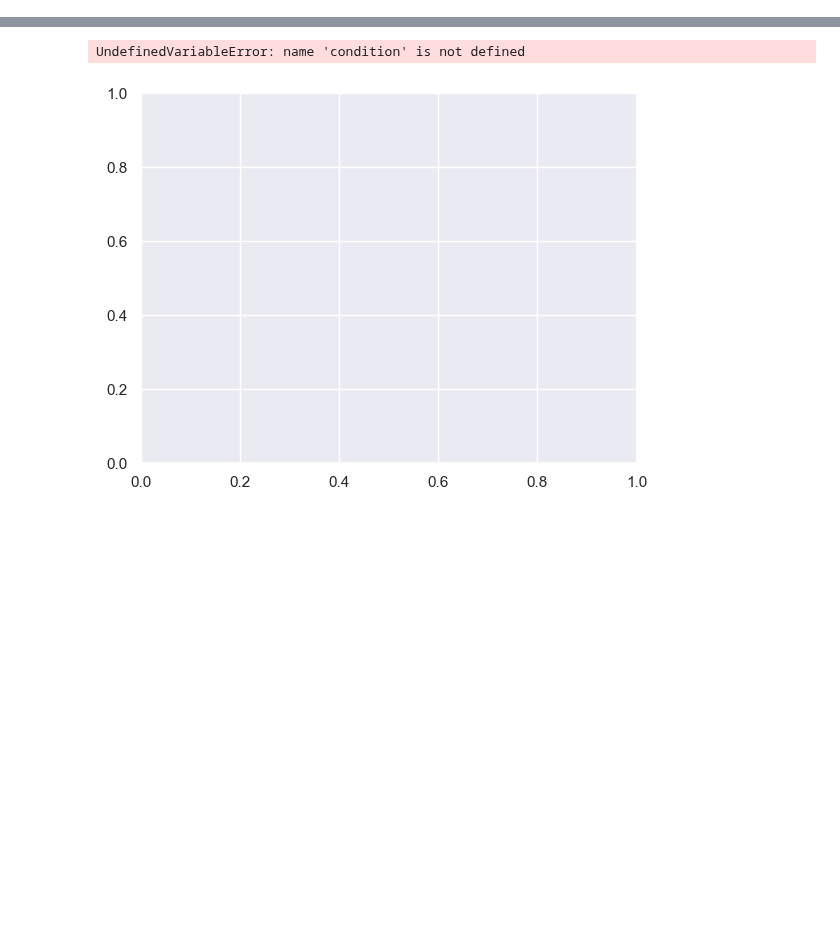
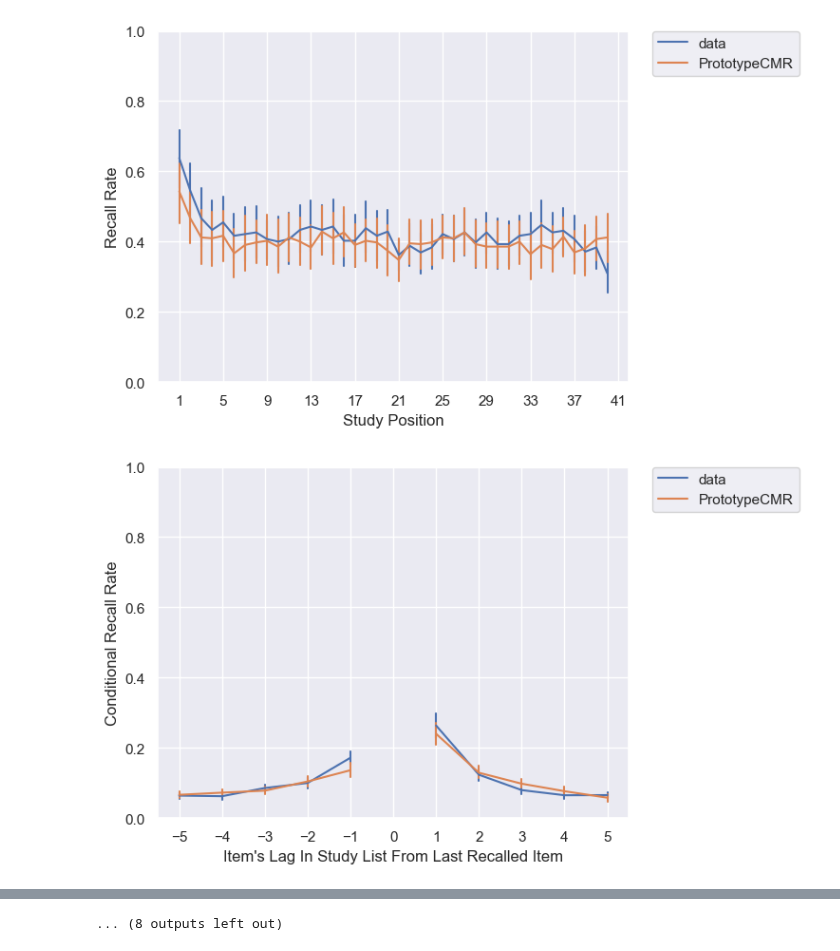
Before and after one commit to githubpsyche/compmemlearn, a Jupyter notebook: report_templates/Subjectwise_Model_Evaluation.ipynb, the cells around one changed output, grey strips where cells are left out. Drawn from its saved outputs; the diff is of its cells as text; code cells hidden in the pictures; blank space fills up the shorter version.

```diff
--- a/report_templates/Subjectwise_Model_Evaluation.ipynb
+++ b/report_templates/Subjectwise_Model_Evaluation.ipynb
@@ -444,9 +588,7 @@ sns.set(style='darkgrid')
 if not (isinstance(list_lengths, list) or isinstance(list_lengths, List)):
     list_lengths = [list_lengths]
 
-for list_length in list_lengths:
-
-    #fig, axes = plt.subplots(nrows=len(models), ncols=3, figsize=(15, int(4*len(models))), sharey=False)
+for ll_index, list_length in enumerate(list_lengths):
 
     # for each unique model
     for model_index, model_class in enumerate(models):
@@ -459,6 +601,10 @@ for list_length in list_lengths:
 
         # otherwise, generate it
         else:
+
+            @njit(fastmath=True, nogil=True)
+            def init_model(item_count, presentation_count, parameters):
+                return model_class(item_count, presentation_count, parameters)
 
             # for each unique matching entry in individual df
             sim_dfs = []
@@ -469,34 +615,52 @@ for list_length in list_lengths:
                 # configure model based on specified parameters
                 fitted_parameters = Dict.empty(
                     key_type=types.unicode_type, value_type=types.float64
                 )
                 for i in range(len(free_parameters[model_index])):
                     fitted_parameters[free_parameters[model_index][i]] = fit_result[free_parameters[model_index][i]].values[0]
                 for key in fixed_parameters[model_index]:
                     fitted_parameters[key] = fixed_parameters[model_index][key]
 
+                if 'list length' in events.columns:
+                    ll_specific_trial_query = trial_query + f' & subject == {subject} & `list length` == {list_length}'
+                else:
+                    ll_specific_trial_query = trial_query + f' & subject == {subject}'
+
+                ll_specific_trial_mask = generate_trial_mask(events, ll_specific_trial_query)
+
+                if np.sum(ll_specific_trial_mask) == 0:
+                    continue
+
                 # simulate df based on specified trial_count and experiment_count
-                #model = model_class(list_length, list_length, fitted_parameters)
-                sim_dfs.append(simulate_df_from_events(model, fit_result['trial_count'].values[0] * experiment_count))
-                sim_dfs[-1].list = sim_dfs[-1].subject
+                sim_dfs.append(simulate_df_from_events(
+                    init_model, fitted_parameters, events, ll_specific_trial_mask, experiment_count))
                 sim_dfs[-1].subject = subject
 
             # concatenate simulations into one dataframe
+            if len(sim_dfs) == 0:
+                sim_df = None
+                continue
             sim_df = pd.concat(sim_dfs)
 
             # save sim_df to csv
             sim_df.to_csv(results_path +'{}_{}_ll{}_sim_df.csv'.format(section_tag, model_names[model_index], list_length), index=False)
 
+        if sim_df is None:
+            continue
+
         # design general filter for analysis df
         if len(list_lengths) > 1:
-            analysis_query = trial_query + f' & list_length == {list_length}'
+            analysis_query = trial_query + f' & `list length` == {list_length}'
         else:
             analysis_query = trial_query
 
         # generate plot for each parametrized analysis and model
         for analysis_index, analysis_function in enumerate(analyses):
             analysis_name = analysis_names[analysis_index]
             axis = analysis_function(
                 [events, sim_df], analysis_query, contrast_name="source", labels=["data", model_names[model_index]])
             plt.savefig(results_path+'{}_{}_ll{}_{}.pdf'.format(section_tag, model_names[model_index], list_length, analysis_name), bbox_inches="tight")
+            plt.show()
 # %% [output]
+[figure, new version]
+[figure, added]
@@ -503,2 +677 @@ for list_length in list_lengths:
-UndefinedVariableError: name 'condition' is not defined
+... (8 outputs left out)
-[figure, old version]
```
Also changed, not shown: parts of 13 cells of this notebook, 13 other files.
